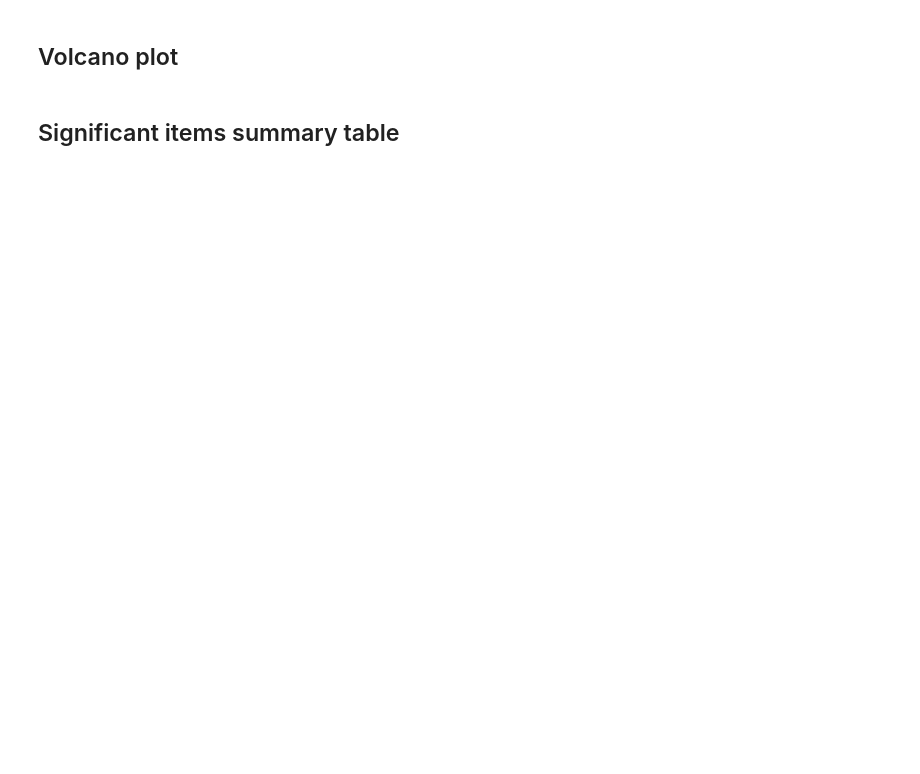
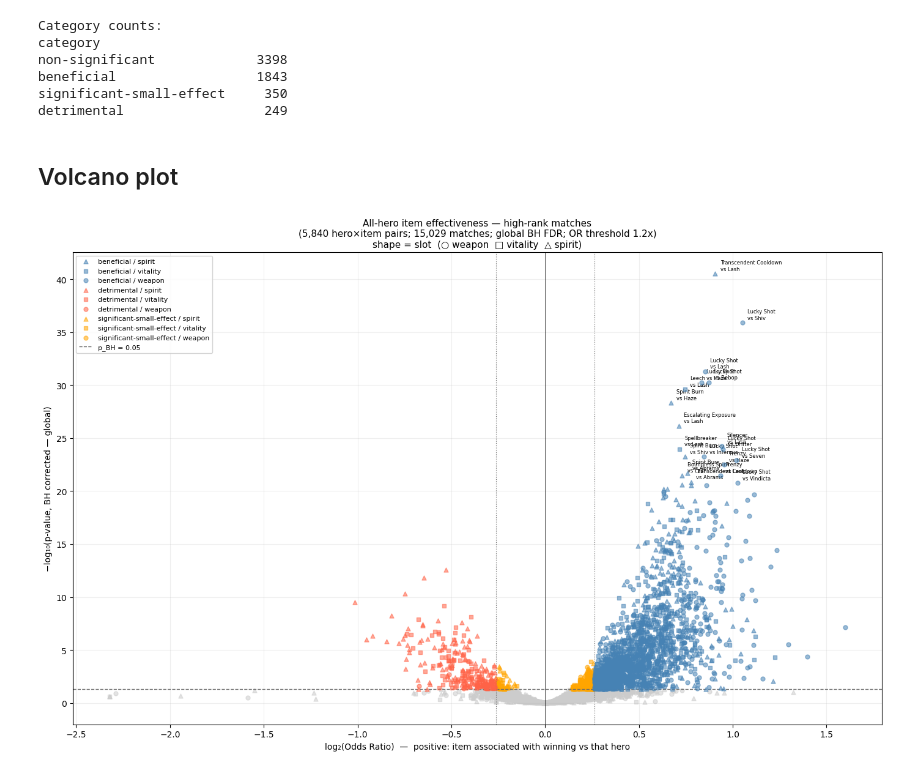
Before and after one commit to swstevens/604-Final-Deadlock-Item-Effectiveness-Study, a Jupyter notebook: volcano_plot.ipynb, the cells around one changed output. Drawn from its saved outputs; the diff is of its cells as text; code cells hidden in the pictures; blank space fills up the shorter version.

```diff
--- a/volcano_plot.ipynb
+++ b/volcano_plot.ipynb
@@ -102,11 +114,4 @@ print(f'Player rows: {len(players_df):,}  |  Item rows: {len(items_df):,}')
 # %%
-# Flag teams that face the target hero
-hero_on_enemy = (
-    players_df[players_df['hero_id'] == TARGET_HERO_ID][['match_id', 'team']]
-    .assign(enemy_target=1)
-    .assign(team=lambda d: d['team'].map(OTHER_TEAM))
-)
-
 outcomes = players_df[['match_id', 'team', 'won']].drop_duplicates()
 
 # Wide table: one row per (match, team), columns = item held (0/1)
@@ -121,9 +126,10 @@ held_wide = (
     .reset_index()
 )
 held_wide.columns.name = None
+item_cols = [c for c in held_wide.columns if c not in ('match_id', 'team')]
 
-team_df = outcomes.merge(hero_on_enemy, on=['match_id', 'team'], how='left')
-team_df['enemy_target'] = team_df['enemy_target'].fillna(0).astype(int)
+base_df = outcomes.merge(held_wide, on=['match_id', 'team'], how='left')
+base_df[item_cols] = base_df[item_cols].fillna(0).astype(int)
 
-n_facing = team_df['enemy_target'].sum()
-print(f'Teams facing {HERO_NAME}: {n_facing:,}  /  {len(team_df):,} total team-slots')
+all_heroes = players_df['hero_id'].unique()
+print(f'Heroes in dataset: {len(all_heroes)}  |  Items to test: {len(item_cols)}')
@@ -171,6 +189,6 @@ print(f'Items with enough observations: {len(vdf)}')
 # %%
-_, vdf['p_bh'],   _, _ = multipletests(vdf['p_raw'], method='fdr_bh')
-_, vdf['p_bonf'], _, _ = multipletests(vdf['p_raw'], method='bonferroni')
+# Global BH correction across all pairs
+_, vdf['p_bh'], _, _ = multipletests(vdf['p_raw'], method='fdr_bh')
 vdf['neg_log10_bh'] = -np.log10(vdf['p_bh'].clip(lower=1e-300))
 
 log2_thresh = np.log2(THRESH_OR)
@@ -187,6 +205,13 @@ def categorise(row):
 vdf['category'] = vdf.apply(categorise, axis=1)
 print('Category counts:')
 print(vdf['category'].value_counts().to_string())
+# %% [output]
+Category counts:
+category
+non-significant             3398
+beneficial                  1843
+significant-small-effect     350
+detrimental                  249
 # %% [markdown]
 ## Volcano plot
 # %%
@@ -197,50 +222,54 @@ palette = {
     'non-significant':          '#cccccc',
 }
 z_order      = {'non-significant': 1, 'significant-small-effect': 2, 'detrimental': 3, 'beneficial': 4}
+sizes  = {'beneficial': 60, 'detrimental': 60, 'significant-small-effect': 45, 'non-significant': 7}
+alphas = {'beneficial': 0.9, 'detrimental': 0.9, 'significant-small-effect': 0.85, 'non-significant': 0.12}
 slot_markers = {'weapon': 'o', 'vitality': 's', 'spirit': '^', 'unknown': 'D'}
 
-fig, ax = plt.subplots(figsize=(13, 9))
+fig, ax = plt.subplots(figsize=(14, 9))
 
 for cat, grp in vdf.groupby('category'):
     for slot, sgrp in grp.groupby('slot_type'):
         ax.scatter(sgrp['log2_or'], sgrp['neg_log10_bh'],
-                   c=palette[cat],
-                   marker=slot_markers.get(slot, 'o'),
-                   alpha=0.65, s=35,
-                   zorder=z_order.get(cat, 2),
+                   c=palette[cat], marker=slot_markers.get(slot, 'o'),
+                   alpha=alphas[cat], s=sizes[cat], zorder=z_order.get(cat, 2),
                    label=f'{cat} / {slot}' if cat != 'non-significant' else None)
 
 ax.axhline(-np.log10(THRESH_P), color='dimgrey', linestyle='--', linewidth=1,
            label=f'p_BH = {THRESH_P}')
 ax.axvline( log2_thresh, color='dimgrey', linestyle=':', linewidth=0.8)
 ax.axvline(-log2_thresh, color='dimgrey', linestyle=':', linewidth=0.8)
 ax.axvline(0,            color='black',   linewidth=0.5)
 
-sig = vdf[vdf['category'].isin(['beneficial', 'detrimental', 'significant-small-effect'])]
+# Label only top significant pairs by effect size
+sig = vdf[vdf['category'].isin(['beneficial', 'detrimental'])].nlargest(20, 'neg_log10_bh')
 for _, row in sig.iterrows():
     ax.annotate(
-        row['item'],
+        f"{row['item']}\nvs {row['hero']}",
         xy=(row['log2_or'], row['neg_log10_bh']),
         xytext=(6, 4), textcoords='offset points',
-        fontsize=7, color='black',
-        arrowprops=dict(arrowstyle='-', color='grey', lw=0.5),
+        fontsize=6, color='black',
+        arrowprops=dict(arrowstyle='-', color='grey', lw=0.4),
     )
 
-ax.set_xlabel(f'log₂(Odds Ratio)  —  positive: item associated with winning vs {HERO_NAME}', fontsize=10)
-ax.set_ylabel('−log₁₀(p-value, BH corrected)', fontsize=10)
+n_pairs   = len(vdf)
+n_matches = players_df['match_id'].nunique()
+ax.set_xlabel('log₂(Odds Ratio)  —  positive: item associated with winning vs that hero', fontsize=10)
+ax.set_ylabel('−log₁₀(p-value, BH corrected — global)', fontsize=10)
 ax.set_title(
-    f'{HERO_NAME} — Item Win Rate Associations (volcano plot)\n'
-    f'({len(vdf)} items tested; {n_facing:,} team-slots facing {HERO_NAME}; BH FDR; OR threshold {THRESH_OR}x)\n'
-    f'shape = slot type  (○ weapon  □ vitality  △ spirit)',
+    f'All-hero item effectiveness — {RANK_MODE}-rank matches\n'
+    f'({n_pairs:,} hero×item pairs; {n_matches:,} matches; global BH FDR; OR threshold {THRESH_OR}x)\n'
+    f'shape = slot  (○ weapon  □ vitality  △ spirit)',
     fontsize=11,
 )
 
 handles, labels = ax.get_legend_handles_labels()
 by_label = dict(zip(labels, handles))
 ax.legend(by_label.values(), by_label.keys(), loc='upper left', fontsize=8, framealpha=0.85)
 ax.grid(alpha=0.2)
 plt.tight_layout()
-plt.savefig(f'volcano_{HERO_NAME.lower().replace(" ", "_")}.png', dpi=150, bbox_inches='tight')
+os.makedirs(f'figures/recent_{RANK_MODE}', exist_ok=True)
+plt.savefig(f'figures/recent_{RANK_MODE}/volcano_{RANK_MODE}_rank.png', dpi=150, bbox_inches='tight')
 plt.show()
+# %% [output]
+[figure, added]
-# %% [markdown]
-## Significant items summary table
```
Also changed, not shown: parts of 18 cells of this notebook, 5 other files.
